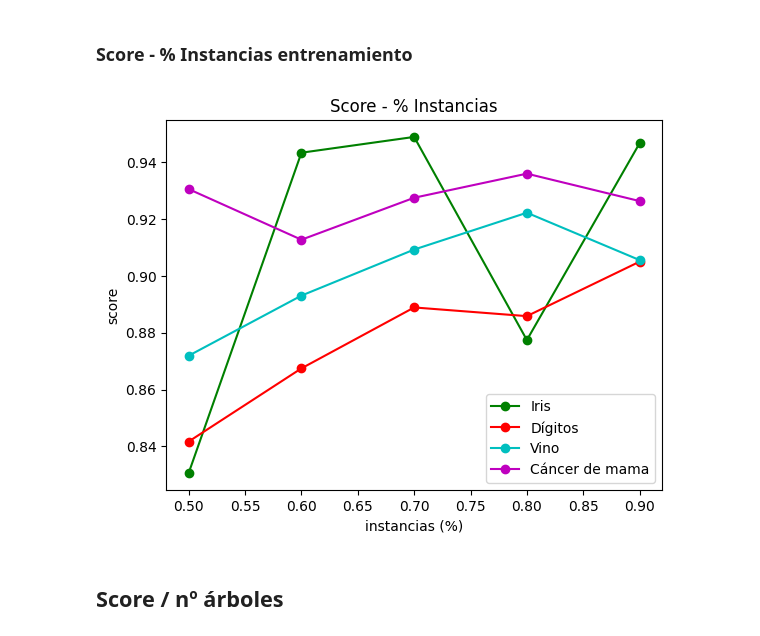
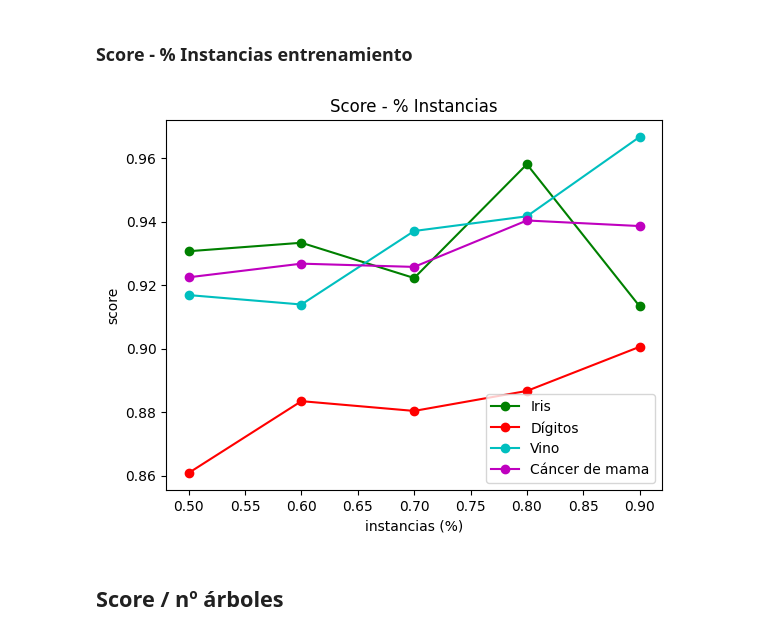
Before and after one commit to phf1001/semisupervised-learning-in-cibersecurity, a Jupyter notebook: src/models/notebooks/co-forest-graphs-generator.ipynb, the cells around one changed output. Drawn from its saved outputs; the diff is of its cells as text; code cells hidden in the pictures.

```diff
--- a/src/models/notebooks/co-forest-graphs-generator.ipynb
+++ b/src/models/notebooks/co-forest-graphs-generator.ipynb
@@ -411,11 +294,11 @@ def extract_test_data(csv):
 l = []
 for i in range(1, 11):
 
-    L, L_tags, U = extract_training_data("iris/{}f_tra.csv".format(i)) #5
-    X, y = extract_test_data("iris/{}f_tst.csv".format(i))
+    # L, L_tags, U = extract_training_data("iris/{}f_tra.csv".format(i)) #5
+    # X, y = extract_test_data("iris/{}f_tst.csv".format(i))
 
-    # L, L_tags, U = extract_training_data("wine/wine-ssl10-10-{}tra.csv".format(i)) #10
-    # X, y = extract_test_data("wine/wine-ssl10-10-{}tst.csv".format(i))
+    L, L_tags, U = extract_training_data("wine/wine-ssl10-10-{}tra.csv".format(i)) #10
+    X, y = extract_test_data("wine/wine-ssl10-10-{}tst.csv".format(i))
 
     co_forest = Co_Forest(L, L_tags, U, 6, 0.75, np.unique(L_tags), np.random.RandomState(10))
     co_forest.fit()
@@ -438,21 +321,19 @@ for dataset_info in available:
 
     dataset = dataset_info[0]
     available_classes = np.unique(dataset.target)
+    open('file.csv', 'w').close()
 
     X = np.array(dataset.data)
     y = np.array(dataset.target)
 
     rd = np.random.RandomState(5)
-    kf = KFold(n_splits=10, shuffle=True, random_state=rd)
-    kf.get_n_splits(X)
+    skf = StratifiedKFold(n_splits=10, shuffle=True, random_state=rd)
 
-    open('file.csv', 'w').close()
-
-    for train_index, test_index in kf.split(X):
+    for train_index, test_index in skf.split(X, y):
 
         X_train, X_test = X[train_index], X[test_index]
         y_train, y_test = y[train_index], y[test_index]
-        L_train, U_train, Ly_train, Uy_train = train_test_split(X_train, y_train, test_size=0.8, random_state=rd)
+        L_train, U_train, Ly_train, Uy_train = train_test_split(X_train, y_train, test_size=0.8, random_state=rd, stratify=y_train)
 
         co_forest = Co_Forest(L_train, Ly_train, U_train, 20, 0.75, available_classes, rd,'log2', X_test, y_test)
         co_forest.fit()
@@ -460,7 +341,7 @@ for dataset_info in available:
     mean = np.mean(create_graph_matrix("file.csv"), axis=0)
     ax.plot(np.arange(len(mean)), mean, '-o', color = next(cycol), label = dataset_info[1])
 
-plt.title("Score - Iteraciones")
+#plt.title("Score - Iteraciones")
 ax.set_ylabel('score')
 ax.set_xlabel('iteraciones')
 plt.legend(loc="lower right")
@@ -477,25 +356,22 @@ available = [(load_iris(), 'Iris', (0,0)), (load_digits(), 'Dígitos', (0,1)), (
 
 for dataset_info in available:
 
+    open('file.csv', 'w').close()
     dataset = dataset_info[0]
-    available_classes = np.unique(dataset.target)
 
     X = np.array(dataset.data)
     y = np.array(dataset.target)
 
     rd = np.random.RandomState(5)
-    kf = KFold(n_splits=10, shuffle=True, random_state=rd)
-    kf.get_n_splits(X)
+    skf = StratifiedKFold(n_splits=10, shuffle=True, random_state=rd)
 
-    open('file.csv', 'w').close()
-
-    for train_index, test_index in kf.split(X):
+    for train_index, test_index in skf.split(X, y):
 
         X_train, X_test = X[train_index], X[test_index]
         y_train, y_test = y[train_index], y[test_index]
-        L_train, U_train, Ly_train, Uy_train = train_test_split(X_train, y_train, test_size=0.8, random_state=rd)
+        L_train, U_train, Ly_train, Uy_train = train_test_split(X_train, y_train, test_size=0.8, random_state=rd, stratify=y_train)
 
-        co_forest = Co_Forest(L_train, Ly_train, U_train, 20, 0.75, available_classes, rd,'log2', X_test, y_test)
+        co_forest = Co_Forest(L_train, Ly_train, U_train, 20, 0.75, np.unique(dataset.target), rd,'log2', X_test, y_test)
         co_forest.fit()
 
     mean = np.mean(create_graph_matrix("file.csv"), axis=0)
@@ -564,36 +440,36 @@ fig, ax = plt.subplots()
 cycol = cycle('bgrcmk')
 next(cycol)
 rd = np.random.RandomState(5)
 available = [(load_iris(), 'Iris'), (load_digits(), 'Dígitos'), (load_wine(), 'Vino'), (load_breast_cancer(), 'Cáncer de mama')]
 
 for dataset_info in available:
 
     matriz_scores = []
     dataset = dataset_info[0]
 
     for j in range(10): #Número de experimentos
 
         scores_experimento = []
 
         for i in np.arange(0.5, 1, 0.1):
 
-            X_train, X_test, y_train, y_test = train_test_split(dataset.data, dataset.target, train_size=i, random_state=rd)
-            L_train, U_train, Ly_train, Uy_train = train_test_split(X_train, y_train, test_size=0.8, random_state=rd)
+            X_train, X_test, y_train, y_test = train_test_split(dataset.data, dataset.target, train_size=i, random_state=rd, stratify=dataset.target)
+            L_train, U_train, Ly_train, Uy_train = train_test_split(X_train, y_train, test_size=0.8, random_state=rd, stratify=y_train)
             co_forest = Co_Forest(L_train, Ly_train, U_train, 20, 0.75, np.unique(dataset.target), rd,'log2')
             co_forest.fit()
             scores_experimento.append(co_forest.score(X_test, y_test))
 
         matriz_scores.append(scores_experimento)
 
     ax.plot(np.arange(0.5, 1, 0.1), np.mean(np.array(matriz_scores), axis=0), '-o', color=next(cycol),  label=dataset_info[1])
 
 plt.title("Score - % Instancias")
 ax.set_ylabel('score')
 ax.set_xlabel('instancias (%)')
 plt.legend(loc="lower right")
 plt.show()
 # %% [output]
-[figure, old version]
+[figure, new version]
 # %% [markdown]
 ## Score / nº árboles
 # %%
```
Also changed, not shown: parts of 10 cells of this notebook, 12 other files.
